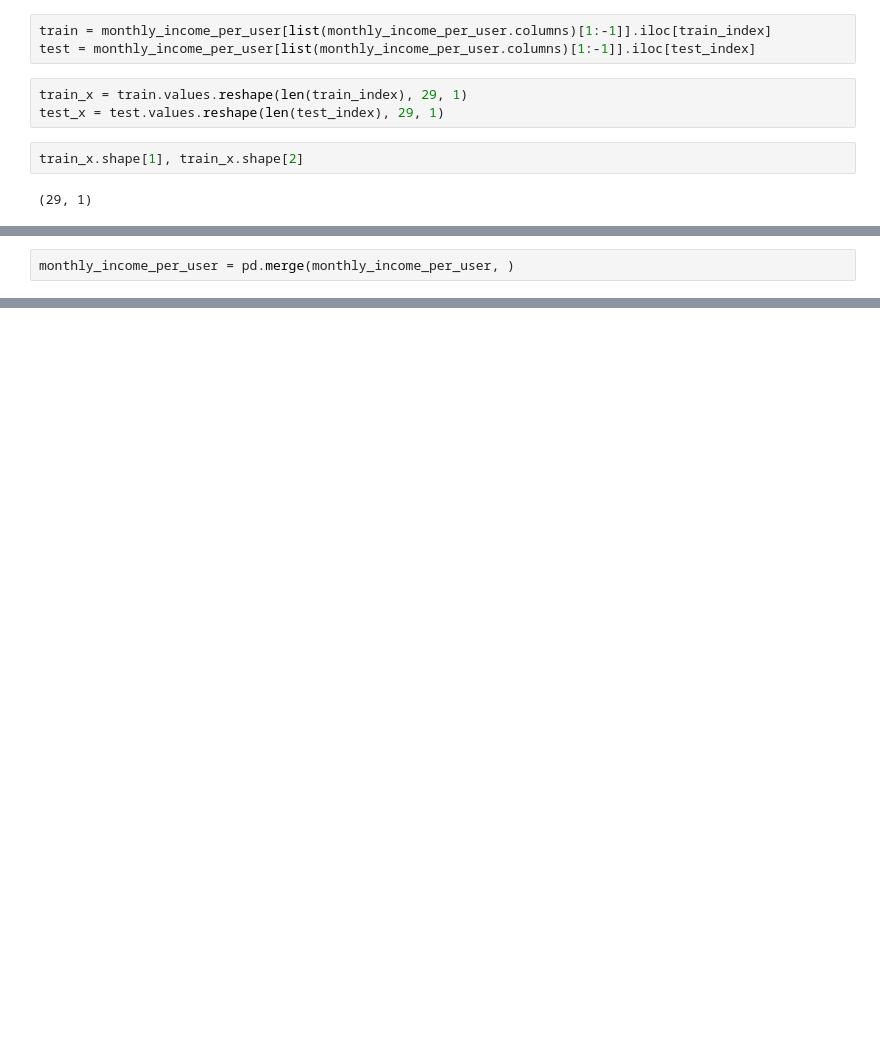
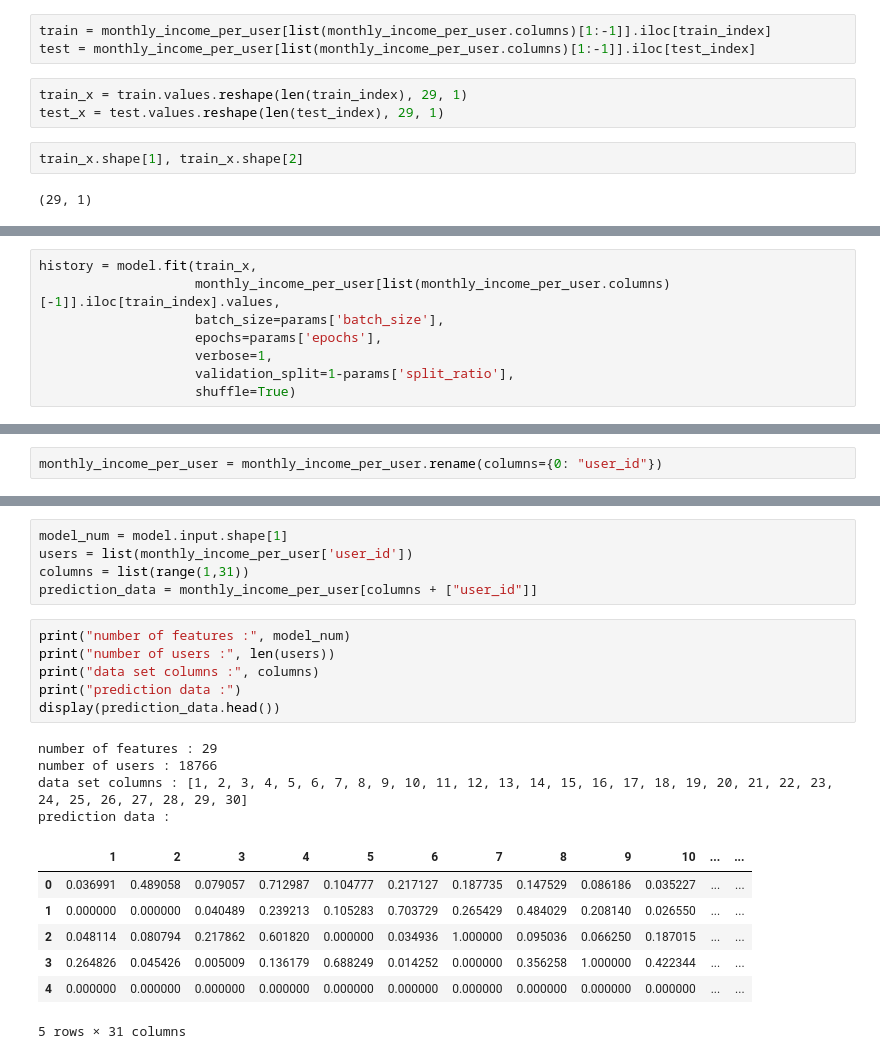
Before and after one commit to caglanakpinar/clv_prediction, a Jupyter notebook: customer_next_transaction_value_1d_cnn_time_series_implementation.ipynb, the cells around one changed output, grey strips where cells are left out. Saved outputs shown, nothing was run; the diff lists cells and outputs as text; blank space fills up the shorter version.

Commit message:
models are updated

```diff
--- a/customer_next_transaction_value_1d_cnn_time_series_implementation.ipynb
+++ b/customer_next_transaction_value_1d_cnn_time_series_implementation.ipynb
@@ -468,2 +297,0 @@ monthly_income_per_user.head()
-# %%
-monthly_income_per_user = pd.merge(monthly_income_per_user, )
@@ -473,0 +298,8 @@ prediction_df.to_csv("monetary_value_for_clv_calculation.csv")
+# %%
+history = model.fit(train_x,
+                    monthly_income_per_user[list(monthly_income_per_user.columns)[-1]].iloc[train_index].values,
+                    batch_size=params['batch_size'],
+                    epochs=params['epochs'],
+                    verbose=1,
+                    validation_split=1-params['split_ratio'],
+                    shuffle=True)
@@ -473,0 +385,2 @@ prediction_df.to_csv("monetary_value_for_clv_calculation.csv")
+# %%
+monthly_income_per_user = monthly_income_per_user.rename(columns={0: "user_id"})
@@ -473,0 +403,23 @@ prediction_df.to_csv("monetary_value_for_clv_calculation.csv")
+# %%
+model_num = model.input.shape[1]
+users = list(monthly_income_per_user['user_id'])
+columns = list(range(1,31))
+prediction_data = monthly_income_per_user[columns + ["user_id"]]
+# %%
+print("number of features :", model_num)
+print("number of users :", len(users))
+print("data set columns :", columns)
+print("prediction data :")
+display(prediction_data.head())
+# %% [output]
+number of features : 29
+number of users : 18766
+data set columns : [1, 2, 3, 4, 5, 6, 7, 8, 9, 10, 11, 12, 13, 14, 15, 16, 17, 18, 19, 20, 21, 22, 23, 24, 25, 26, 27, 28, 29, 30]
+prediction data :
+|  | 1 | 2 | 3 | 4 | 5 | 6 | 7 | 8 | 9 | 10 | ... | ... |
+| 0 | 0.036991 | 0.489058 | 0.079057 | 0.712987 | 0.104777 | 0.217127 | 0.187735 | 0.147529 | 0.086186 | 0.035227 | ... | ... |
+| 1 | 0.000000 | 0.000000 | 0.040489 | 0.239213 | 0.105283 | 0.703729 | 0.265429 | 0.484029 | 0.208140 | 0.026550 | ... | ... |
+| 2 | 0.048114 | 0.080794 | 0.217862 | 0.601820 | 0.000000 | 0.034936 | 1.000000 | 0.095036 | 0.066250 | 0.187015 | ... | ... |
+| 3 | 0.264826 | 0.045426 | 0.005009 | 0.136179 | 0.688249 | 0.014252 | 0.000000 | 0.356258 | 1.000000 | 0.422344 | ... | ... |
+| 4 | 0.000000 | 0.000000 | 0.000000 | 0.000000 | 0.000000 | 0.000000 | 0.000000 | 0.000000 | 0.000000 | 0.000000 | ... | ... |
+5 rows × 31 columns
```
Also changed, not shown: parts of 59 cells of this notebook, 4 other files.
